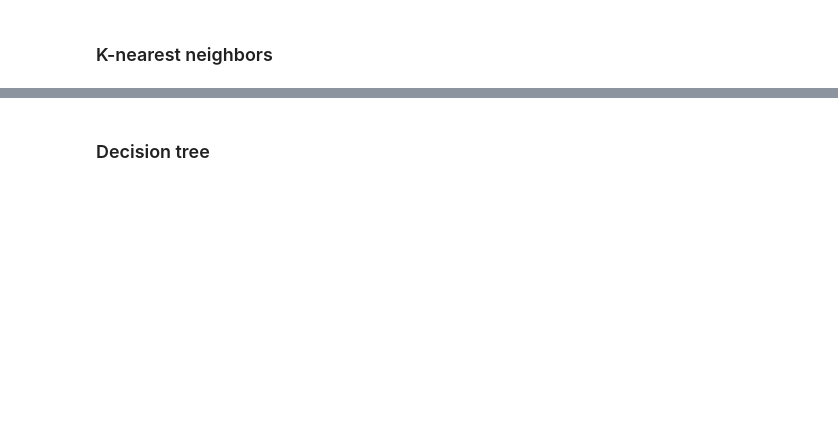
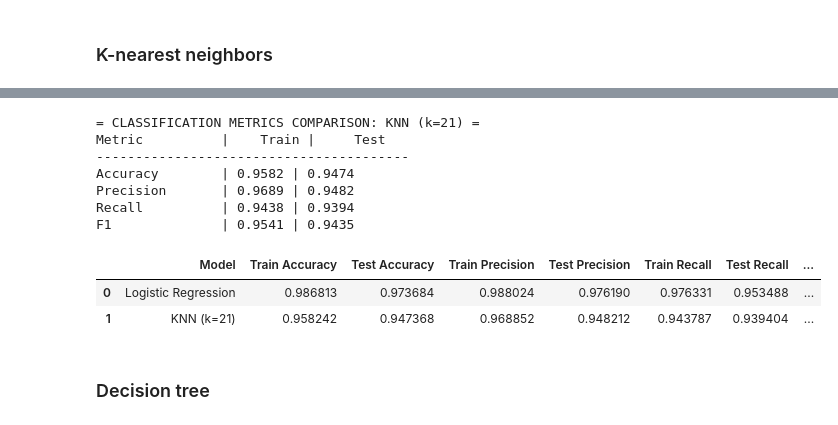
Before and after one commit to MichalWronskiMW/ML_Breast-Cancer-Classification, a Jupyter notebook: notebooks/03_initial-models.ipynb, the cells around one changed output, grey strips where cells are left out. Drawn from its saved outputs; the diff is of its cells as text; code cells hidden in the pictures; blank space fills up the shorter version.

```diff
--- a/notebooks/03_initial-models.ipynb
+++ b/notebooks/03_initial-models.ipynb
@@ -79,5 +73,17 @@ knn.fit(X_train_scaled, y_train)
 # %%
-evaluate_classifier(knn, "KNN (k=21)", X_train_scaled, y_train, X_test_scaled, y_test, average='macro')
+results.add(knn, "KNN (k=21)", X_train_scaled, y_train, X_test_scaled, y_test, average='macro')
+results.get_results()
+# %% [output]
+= CLASSIFICATION METRICS COMPARISON: KNN (k=21) =
+Metric          |    Train |     Test
+----------------------------------------
+Accuracy        | 0.9582 | 0.9474
+Precision       | 0.9689 | 0.9482
+Recall          | 0.9438 | 0.9394
+F1              | 0.9541 | 0.9435
+|  | Model | Train Accuracy | Test Accuracy | Train Precision | Test Precision | Train Recall | Test Recall | ... |
+| 0 | Logistic Regression | 0.986813 | 0.973684 | 0.988024 | 0.976190 | 0.976331 | 0.953488 | ... |
+| 1 | KNN (k=21) | 0.958242 | 0.947368 | 0.968852 | 0.948212 | 0.943787 | 0.939404 | ... |
 # %% [markdown]
 ### Decision tree
 # %%
```
Also changed, not shown: parts of 13 cells of this notebook, 6 other files.
